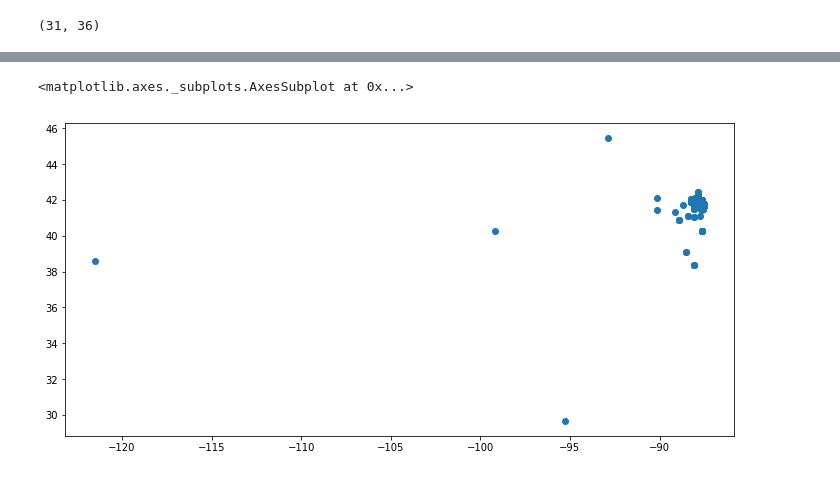
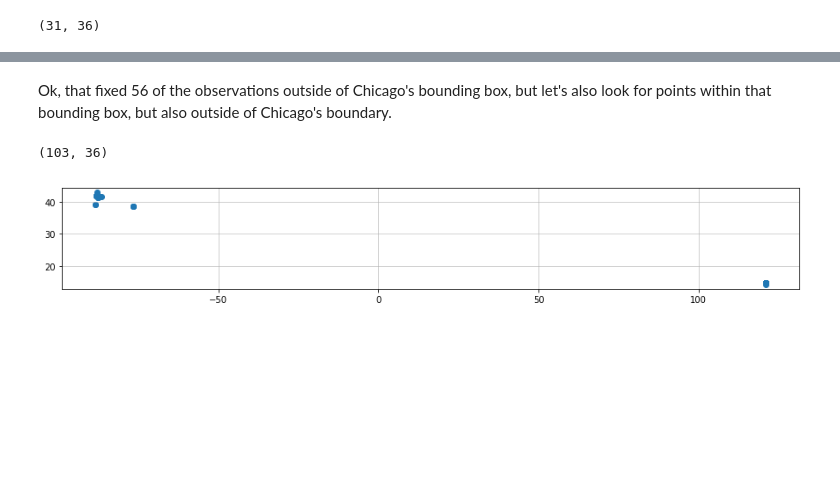
Before and after one commit to propublica/il-tickets-notebooks, a Jupyter notebook: Cleaning_the_geocoded_data.ipynb, the cells around one changed output, grey strips where cells are left out. Saved outputs shown, nothing was run; the diff lists cells and outputs as text; code cells hidden in the pictures; blank space fills up the shorter version.

Commit message:
cleaned up the geocoded locations

```diff
--- a/Aggregating_by_Census_Tract.ipynb
+++ b/Cleaning_the_geocoded_data.ipynb
@@ -333,2 +332,0 @@ ValueError: `how` was "outer" but is expected to be in ['left', 'right', 'inner'
-# %%
-full_df.loc[(full_df['lng'] < -110), 'geometry'] = Point(tmp.lng, tmp.lat)
@@ -346,6 +332,0 @@ Int64Index([49340], dtype='int64')
-# %%
-addr = full_df.loc[(full_df['lng'] < -110), 'address']
-tmp = geocode_address(addr, s)
-full_df.loc[(full_df['lng'] < -110), 'lat'] = tmp.lat
-full_df.loc[(full_df['lng'] < -110), 'lng'] = tmp.lng
-full_df.loc[(full_df['lng'] < -110), 'geometry'] = full_df.loc[(full_df['lng'] < -110)].apply(point_maker, axis=1)
@@ -356,5 +333,16 @@ Series([], Name: address, dtype: object)
-# %%
-full_df.plot(figsize=(12,6))
-# %% [output]
-<matplotlib.axes._subplots.AxesSubplot at 0x...>
-[figure, removed]
+# %% [markdown]
+Ok, that fixed 56 of the observations outside of Chicago's bounding box, but let's also look for points within that bounding box, but also outside of Chicago's boundary.
+# %%
+chicago_poly = chicago_boundary.geometry.unary_union
+# %%
+outside_chicago = full_df[~full_df.geometry.within(chicago_poly)]
+# %%
+outside_chicago.shape
+# %% [output]
+(103, 36)
+# %%
+fig, ax = plt.subplots(figsize=(15,10))
+outside_chicago.plot(ax=ax)
+ax.grid(True, alpha=0.7)
+# %% [output]
+[figure, added]
```
Also changed, not shown: parts of 34 cells of this notebook, 2 other files.
